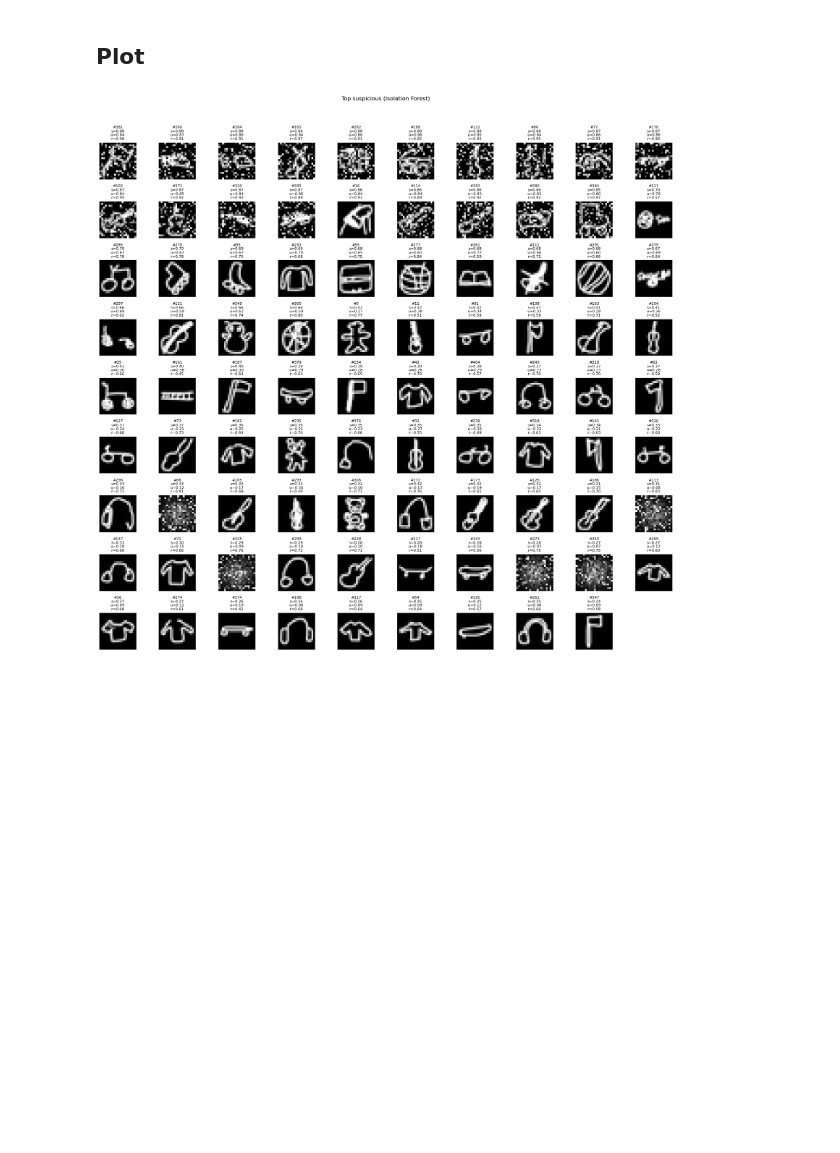
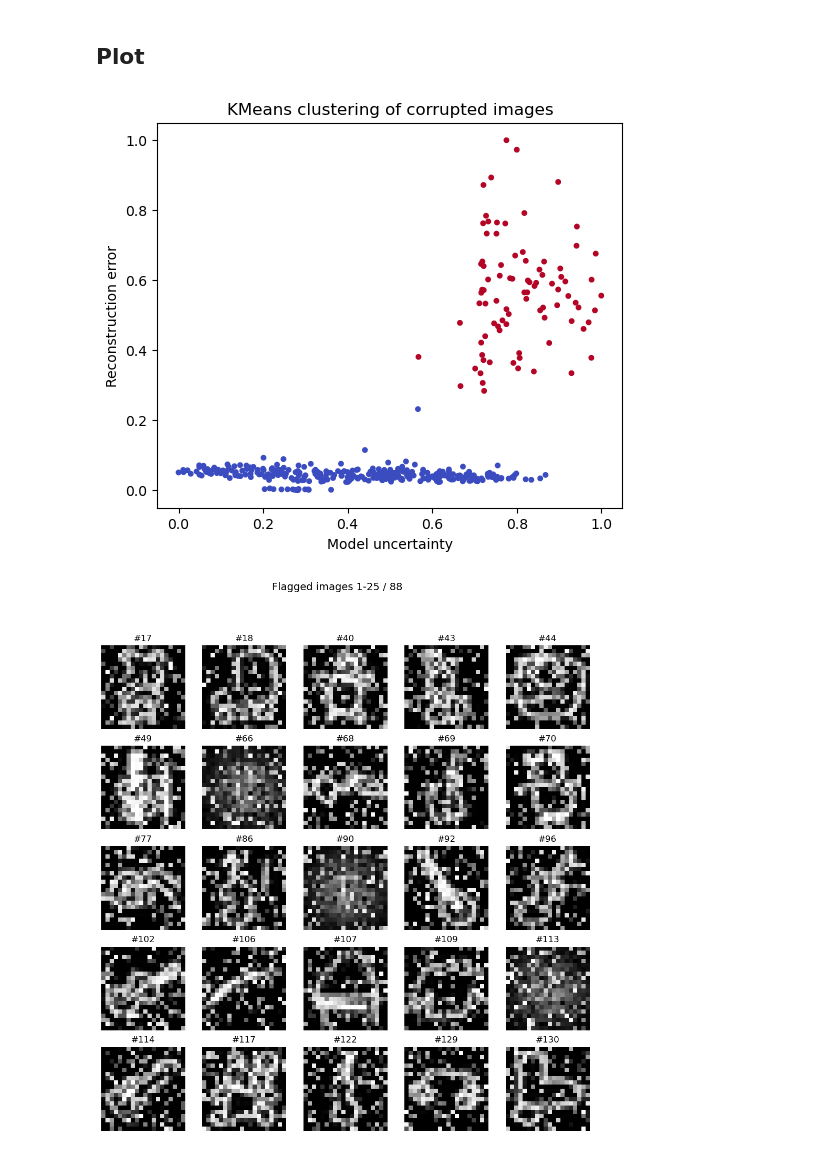
Before and after one commit to MariusReik/Uib_264_Project2, a Jupyter notebook: Task3.ipynb, the cells around one changed output. Drawn from its saved outputs; the diff is of its cells as text; code cells hidden in the pictures; blank space fills up the shorter version.

```diff
--- a/Task3.ipynb
+++ b/Task3.ipynb
@@ -23,5 +42,14 @@ FileNotFoundError: [Errno 2] No such file or directory: 'best_svm_model.pkl'
 # %%
-# --- Train classifier on clean data ---
-X_tr, X_va, y_tr, y_va = train_test_split(X, y, test_size=0.2, stratify=y, random_state=42)
-clf = RandomForestClassifier(n_estimators=400, max_features="sqrt", n_jobs=-1, random_state=42)
-clf.fit(X_tr, y_tr)
+# Modellusikkerhet
+probs = clf.predict_proba(Xc_scaled)
+conf = probs.max(axis=1)
+unc = 1.0 - conf  # høyere = mer usikker
+
+# PCA rekonstruksjon
+pca = PCA(n_components=10, random_state=5).fit(Xc_scaled)
+Xc_rec = pca.inverse_transform(pca.transform(Xc_scaled))
+re = np.mean((Xc_scaled - Xc_rec) ** 2, axis=1)
+
+# Normaliser
+unc_n = (unc - unc.min()) / (unc.max() - unc.min() + 1e-8)
+re_n = (re - re.min()) / (re.max() - re.min() + 1e-8)
@@ -57,20 +70,29 @@ Flagged: 100 / 405 (24.7%) using Isolation Forest
 # %% [markdown]
 ## Plot
 # %%
-# --- Visualize top suspicious images ---
-top_idx = suspect_idx[np.argsort(score[suspect_idx].ravel())[::-1]]
+plt.figure(figsize=(6,5))
+plt.scatter(unc_n, re_n, c=cluster_labels, cmap="coolwarm", s=10)
+plt.xlabel("Model uncertainty")
+plt.ylabel("Reconstruction error")
+plt.title("KMeans clustering of corrupted images")
+plt.show()
 
-cols = 10
-rows = math.ceil(len(top_idx) / cols)
+# Vis 25 bilder per side
+per_page = 25
+n_pages = int(np.ceil(len(suspect_idx) / per_page))
 
-plt.figure(figsize=(cols * 1.8, rows * 1.8))
-for i, k in enumerate(top_idx[:89], 1):  # show top 89
-    plt.subplot(rows, cols, i)
-    plt.imshow(Xc[k].reshape(20, 20), cmap="gray", vmin=0, vmax=255)
-    plt.title(f"#{k}\ns={score[k][0]:.2f}\nu={unc[k]:.2f}\nr={re_n[k]:.2f}", fontsize=8)
-    plt.axis("off")
-plt.suptitle("Top suspicious (Isolation Forest)", y=1.02)
-plt.tight_layout()
-plt.show()
+for page in range(n_pages):
+    start = page * per_page
+    end = min(start + per_page, len(suspect_idx))
+
+    plt.figure(figsize=(12, 12))
+    for i, idx in enumerate(suspect_idx[start:end]):
+        plt.subplot(5, 5, i + 1)
+        plt.imshow(Xc[idx].reshape(20, 20), cmap="gray")
+        plt.axis('off')
+        plt.title(f"#{idx}")
+    plt.suptitle(f"Flagged images {start+1}-{end} / {len(suspect_idx)}", fontsize=14)
+    plt.show()
 # %% [output]
-[figure, old version]
+[figure, new version]
+[figure, added]
```
Also changed, not shown: parts of 7 cells of this notebook, 2 other files.
